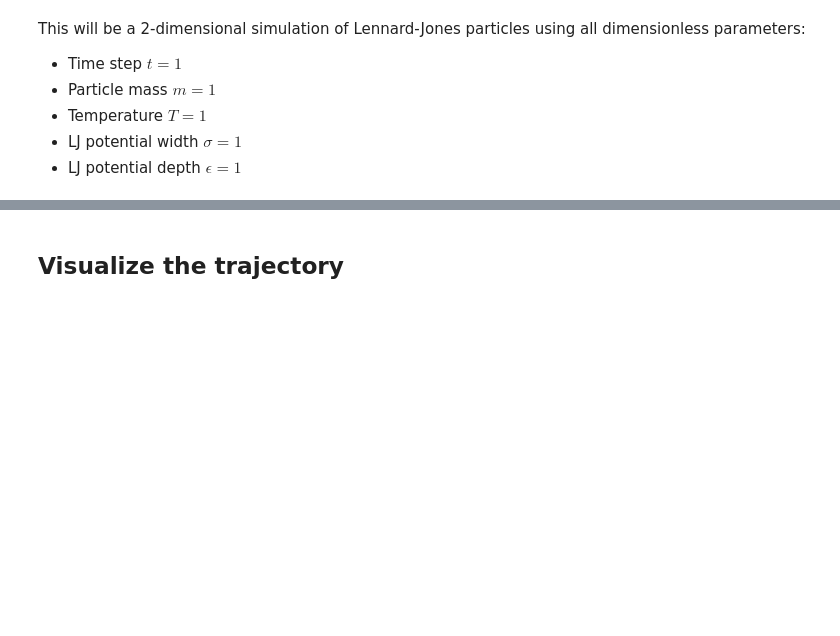
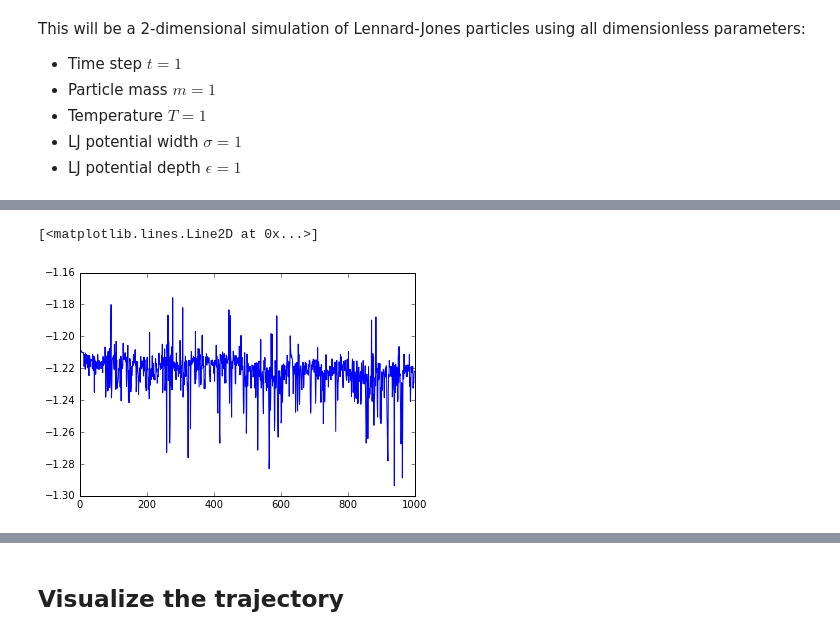
Before and after one commit to chargus/active, a Jupyter notebook: molecular_dynamics.ipynb, the cells around one changed output, grey strips where cells are left out. Saved outputs shown, nothing was run; the diff lists cells and outputs as text; code cells hidden in the pictures; blank space fills up the shorter version.

```diff
--- a/molecular_dynamics.ipynb
+++ b/molecular_dynamics.ipynb
@@ -60,0 +86,5 @@ plt.plot(kinetic_energy)
+# %%
+plt.plot(etraj + kinetic_energy)
+# %% [output]
+[<matplotlib.lines.Line2D at 0x...>]
+[figure, added]
```
Also changed, not shown: parts of 17 cells of this notebook, 1 other file.
